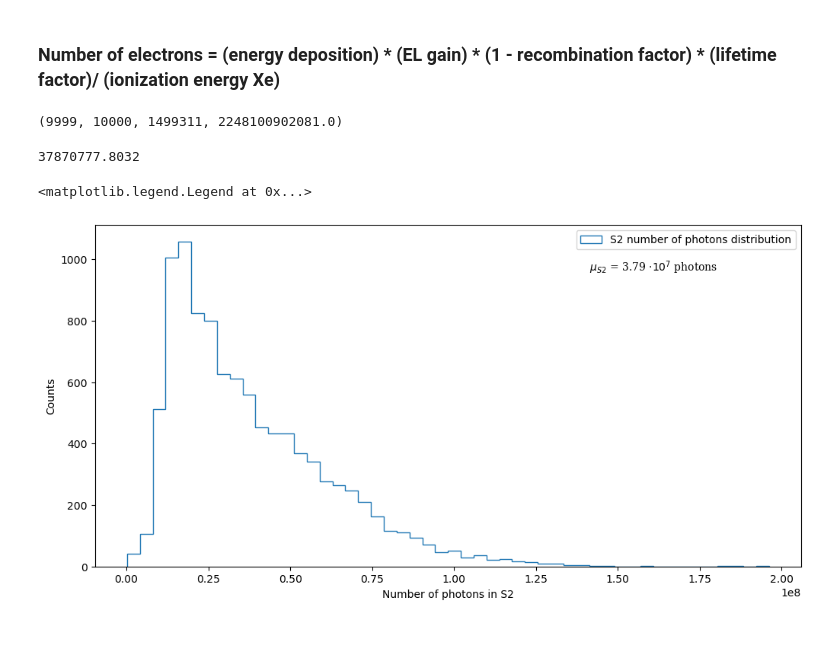
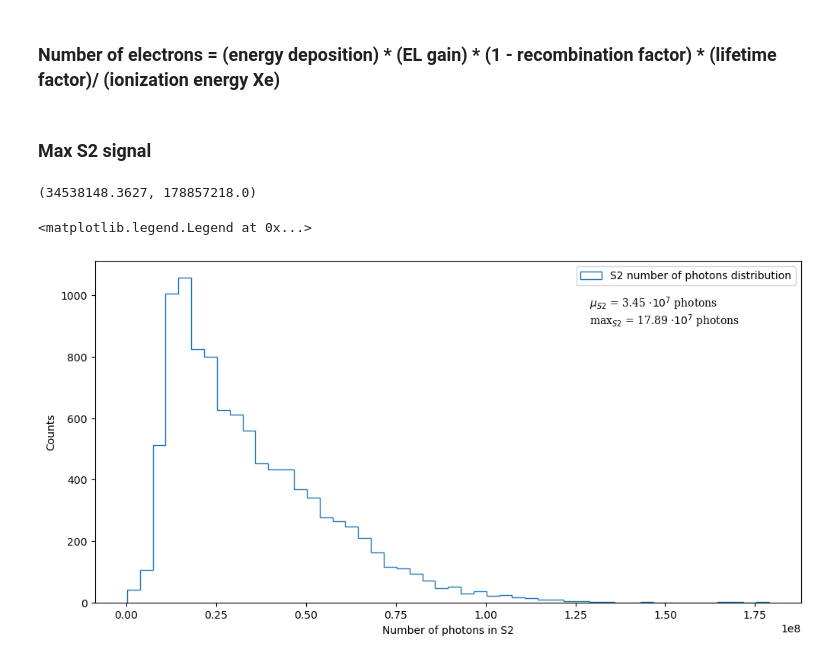
Before and after one commit to mariandbt/python, a Jupyter notebook: notebooks/Xe_tank_20230329.ipynb, the cells around one changed output. Cells and saved outputs as stored; diff of their text form; code cells hidden in the pictures.

```diff
--- a/notebooks/Xe_tank_20230329.ipynb
+++ b/notebooks/Xe_tank_20230329.ipynb
@@ -39,23 +39,21 @@ pd.set_option('display.min_rows', 20)
 # plt.rcParams["figure.figsize"] = 10, 8
 # plt.rcParams["font.size"] = 10
 # %%
-event_id = 56
-
 dt = 1e3 # [ns] = 1us
 
 v_d = 967.99*1e-6 # [mm/ns] = 967.99 [um/us] Drift velocity
 Xe_ion = 11.14*1e-6 # [MeV] Xe ionization potential
 
 
-d = 0.5 # [cm] verage absorption depth (https://arxiv.org/pdf/1202.0721.pdf)
-p = 1.52 # [bar] pressure
+d = 0.5 # [cm] average absorption depth (https://arxiv.org/pdf/1202.0721.pdf)
+p = 15 # [bar] pressure
 E = 3*p # [kV/cm] electric field (we ussually get E/p, so we define E in terms of p) (https://arxiv.org/pdf/1202.0721.pdf)
 V = E*d # [kV] voltage
 
 # EL_gain = 75 # [photons/e⁻] optical gain (https://iopscience.iop.org/article/10.1088/1748-0221/10/03/P03025/pdf)
 # EL_gain = 700 # [photons/e⁻] optical gain (Francesc)
-EL_gain = 2500 # [photons/e⁻] optical gain (https://arxiv.org/pdf/1202.0721.pdf)
-# EL_gain = EL_yield(E, p, d) # [photons/e⁻] optical gain (https://arxiv.org/pdf/physics/0702142.pdf)
+# EL_gain = 2500 # [photons/e⁻] optical gain (https://arxiv.org/pdf/1202.0721.pdf)
+EL_gain = EL_yield(E, p, d) # [photons/e⁻] optical gain (https://arxiv.org/pdf/physics/0702142.pdf)
 # EL_gain = 140*V # [photons/e⁻] optical gain (https://arxiv.org/pdf/physics/0702142.pdf)
 print('EL_gain = ', EL_gain)
 
@@ -123,10 +115,8 @@ dst['tot_time'] = dst['time'] + drift_time
 # %%
 n_e = np.floor(dst['energy']*EL_gain*(1 - recombi)*np.exp(-dst['drift_time']/e_lt)/Xe_ion)
 dst['n_e'] = n_e
-# %%
-dst['event_id'].max(), len(dst['event_id'].unique()), len(dst['n_e']), dst['n_e'].sum()
-# %% [output]
-(9999, 10000, 1499311, 2248100902081.0)
+# %% [markdown]
+### Max S2 signal
 # %%
 # %%timeit
 s2 = []
@@ -149,36 +139,26 @@ for ii in range(n_events):
 
 s2 = np.array(s2)
 # %%
-s2.mean()
+s2.mean(), s2.max()
 # %% [output]
-37870777.8032
+(34538148.3627, 178857218.0)
 # %%
 fig, ax = plt.subplots(nrows=1, ncols=1, figsize=(10,5), constrained_layout=True)
 
 #_________plot_settings_________________________________________________
 
 events, bins, bars = ax.hist(s2, 50, density=False,
                              label='S2 number of photons distribution', histtype='step')
 
-x_ax = np.linspace(bins.min(), bins.max(), len(bins)-1)
-
-# # gaussian fit
-# # popt, pcov = scipy.optimize.curve_fit(gauss, x_ax, events, bounds=([0, 1e5, 1e4], [np.inf, 3e6, 1e6]))
-# # popt, pcov = scipy.optimize.curve_fit(gauss, x_ax, events, p0=[1, (bins[:-1]*events).mean(), 1e6])
-# popt, pcov = scipy.optimize.curve_fit(gauss, x_ax, events, p0=[1, s2.mean(), 1e5])
-
-# a, mu, sigma = popt
-# best_fit_line = gauss(x_ax, a, mu, sigma)
-
-# ax.plot(x_ax, gauss(x_ax, a, mu, sigma), '-', label='$\mu$ = %.2f, $\sigma$ = %.2f'%(mu, sigma))
 
 ax.text(0.7, .9, '$\mu_{S2}$ = %.2f $\cdot 10^{7}$ photons'%(s2.mean()*1e-7), transform=ax.transAxes, fontsize=10, verticalalignment='top',
-# ax.text(0.7, .9, '$\mu_{S2}$ = %.2f '%(s2.mean()), transform=ax.transAxes, fontsize=10, verticalalignment='top',
+        fontfamily='serif', bbox=dict(facecolor='1.', edgecolor='none', pad=3.0))
+ax.text(0.7, .85, 'max$_{S2}$ = %.2f $\cdot 10^{7}$ photons'%(s2.max()*1e-7), transform=ax.transAxes, fontsize=10, verticalalignment='top',
         fontfamily='serif', bbox=dict(facecolor='1.', edgecolor='none', pad=3.0))
 
 ax.set_xlabel('Number of photons in S2');
 ax.set_ylabel('Counts');
 ax.legend(fontsize=10, loc='best')
 # %% [output]
 <matplotlib.legend.Legend at 0x...>
-[figure, old version]
+[figure, new version]
```
Also changed, not shown: parts of 5 cells of this notebook, 11 other files.
